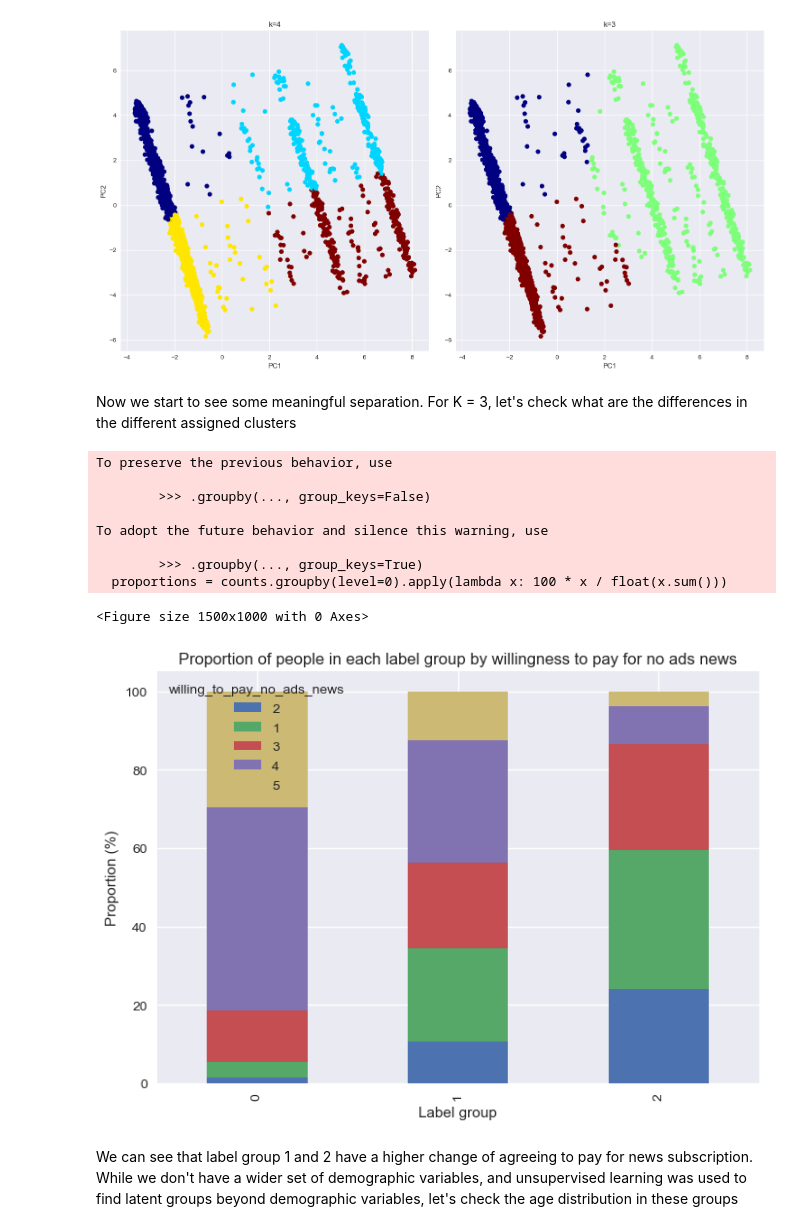
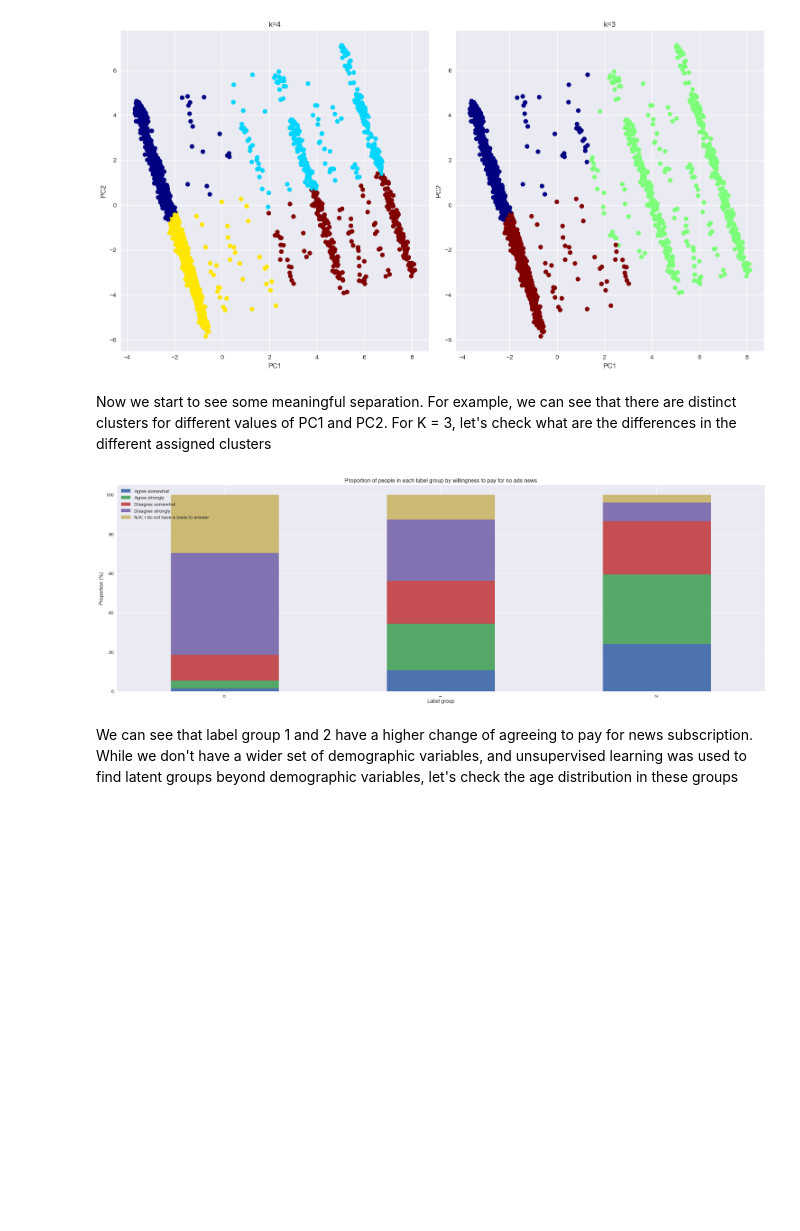
Before and after one commit to abhilashbiswas/customer_segmentation_for_news_outlet, a Jupyter notebook: eda.ipynb, the cells around one changed output. Saved outputs shown, nothing was run; the diff lists cells and outputs as text; code cells hidden in the pictures; blank space fills up the shorter version.

```diff
--- a/eda.ipynb
+++ b/eda.ipynb
@@ -9,3 +39 @@ from sklearn.cluster import KMeans
 plt.style.use('seaborn')
-# %%
-df = pd.read_csv('cleaned_data/dds11.csv')
@@ -11,0 +45,19 @@ df = pd.read_csv('cleaned_data/dds11.csv')
+# %%
+# Replace all "Yes/No" columns with 1/0
+def replace_yes_no(df, col):
+    """
+    This replaces all Yes answers with a 1 and all No/NULL answers with a 0.
+    For all NULL answers in a YES/NO column, a 0 is appropriate given that these columns are either ranking questions or questions where NULL means No.
+    """
+    df[col] = df[col].apply(lambda x: 1 if x == 'Yes' else 0)
+
+# Figure out which columns are yes/no columns and replace accordingly
+yes_no_cols = [col for col in dds_11.columns if 'Yes' in set(dds_11[col]) or 'No' in set(dds_11[col])]
+
+for col in yes_no_cols:
+    replace_yes_no(dds_11, col)
+
+# Replace NULLS in ranking columns with 0
+ranking_cols = [col for col in dds_11.columns if col.split('_')[0] == 'rank']
+for col in ranking_cols:
+    dds_11[col] = dds_11[col].fillna(0)
@@ -12,3 +86,12 @@ df = pd.read_csv('cleaned_data/dds11.csv')
+# %%
+# For Amount Willing to Pay to Double Internet Speed, the NULL values will be replaced with "N/A" since this is a categorical variable
+dds_11['amt_willing_to_double_internet_speed'] = dds_11['amt_willing_to_double_internet_speed'].fillna("N/A")
+
+# For Password Sharing Content, the NULL values will be replaced with "N/A" since this is a categorical variable
+dds_11['password_sharing_content'] = dds_11['password_sharing_content'].fillna("N/A")
+
+# Create a copy of this cleaned df for further processing
+df = dds_11.copy()
 # %%
 # Make Categorical Variables
 df['age_range'] = pd.Categorical(df['age_range'],
@@ -344,48 +448,38 @@ plt.show()
 # %% [output]
 [figure]
 # %% [markdown]
-Now we start to see some meaningful separation. For K = 3, let's check what are the differences in the different assigned clusters
+Now we start to see some meaningful separation. For example, we can see that there are distinct clusters for different values of PC1 and PC2. For K = 3, let's check what are the differences in the different assigned clusters
 # %%
+######################################
+# Checking differences in clusters
+######################################
+
 df_new = df.copy()
 
 df_new['labels'] = labels
 
 # Group the data by label and willing_to_pay_no_ads_news
 grouped = df_new.groupby(['labels', 'willing_to_pay_no_ads_news'])
 
 # Compute the count of each group
 counts = grouped.size()
 
 # Compute the proportion of each group by label
 proportions = counts.groupby(level=0).apply(lambda x: 100 * x / float(x.sum()))
 
 # Reshape the proportions to a pivot table format
 proportions = proportions.reset_index()
 proportions = proportions.pivot(index='labels', columns='willing_to_pay_no_ads_news', values=0)
-
-# Plot the proportions as a stacked bar chart
-plt.figure(figsize=(15,10))
+proportions = proportions.set_axis(list(({'1':'Agree somewhat', '2':'Agree strongly', '3':'Disagree somewhat', '4':'Disagree strongly', '5':'N/A; I do not have a basis to answer'}).values()), axis=1)
 
 
-proportions.plot(kind='bar', stacked=True)
+proportions.plot(kind='bar', stacked=True, figsize=(25,8))
 plt.xlabel('Label group')
 plt.ylabel('Proportion (%)')
 plt.title('Proportion of people in each label group by willingness to pay for no ads news')
 plt.show()
-
-
-# TO DO: Make the graph prettier
 # %% [output]
-To preserve the previous behavior, use
-
-        >>> .groupby(..., group_keys=False)
-
-To adopt the future behavior and silence this warning, use
-
-        >>> .groupby(..., group_keys=True)
-  proportions = counts.groupby(level=0).apply(lambda x: 100 * x / float(x.sum()))
-<Figure size 1500x1000 with 0 Axes>
-[figure, old version]
+[figure, new version]
 # %% [markdown]
 We can see that label group 1 and 2 have a higher change of agreeing to pay for news subscription. While we don't have a wider set of demographic variables, and unsupervised learning was used to find latent groups beyond demographic variables, let's check the age distribution in these groups
 # %%
```
Also changed, not shown: parts of 27 cells of this notebook.
